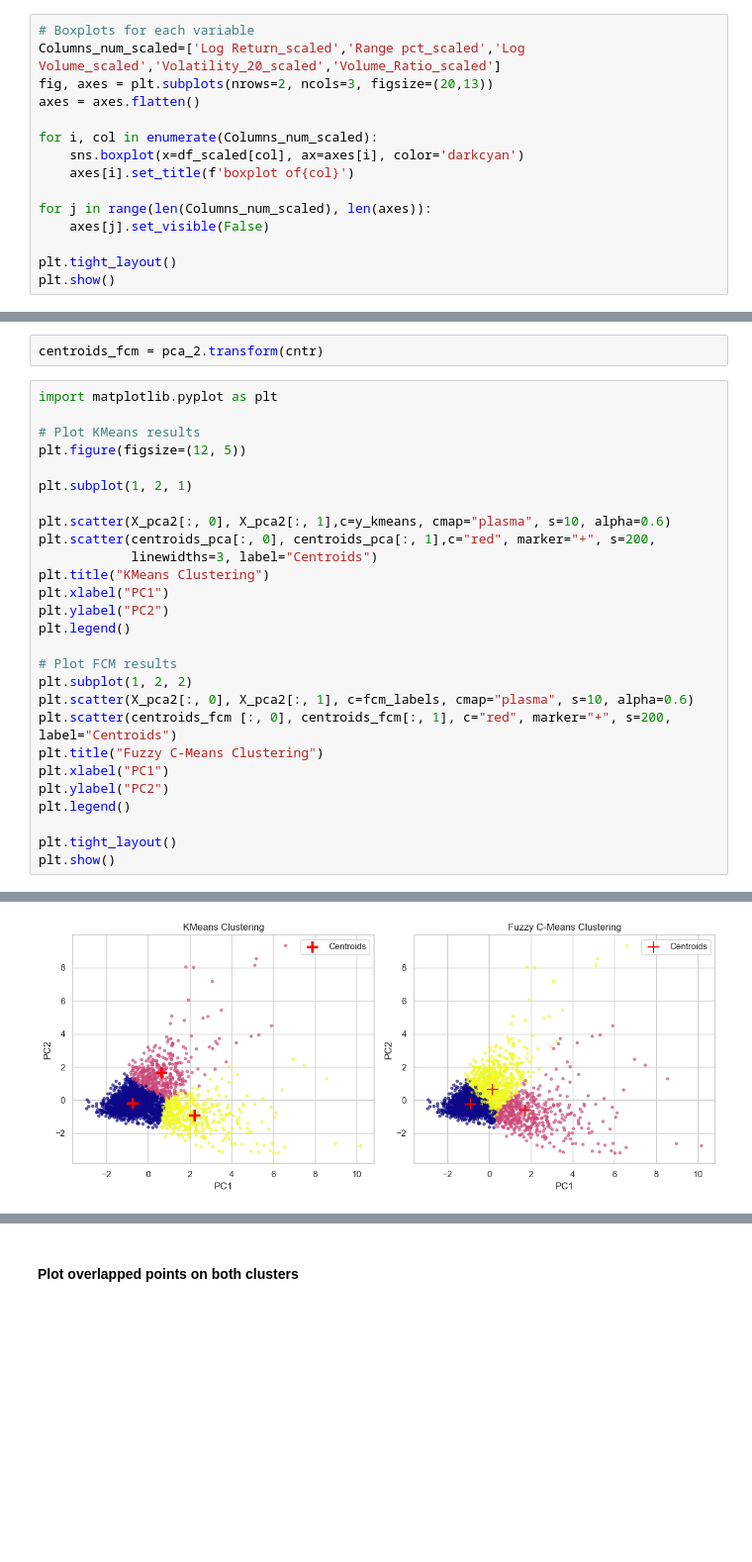
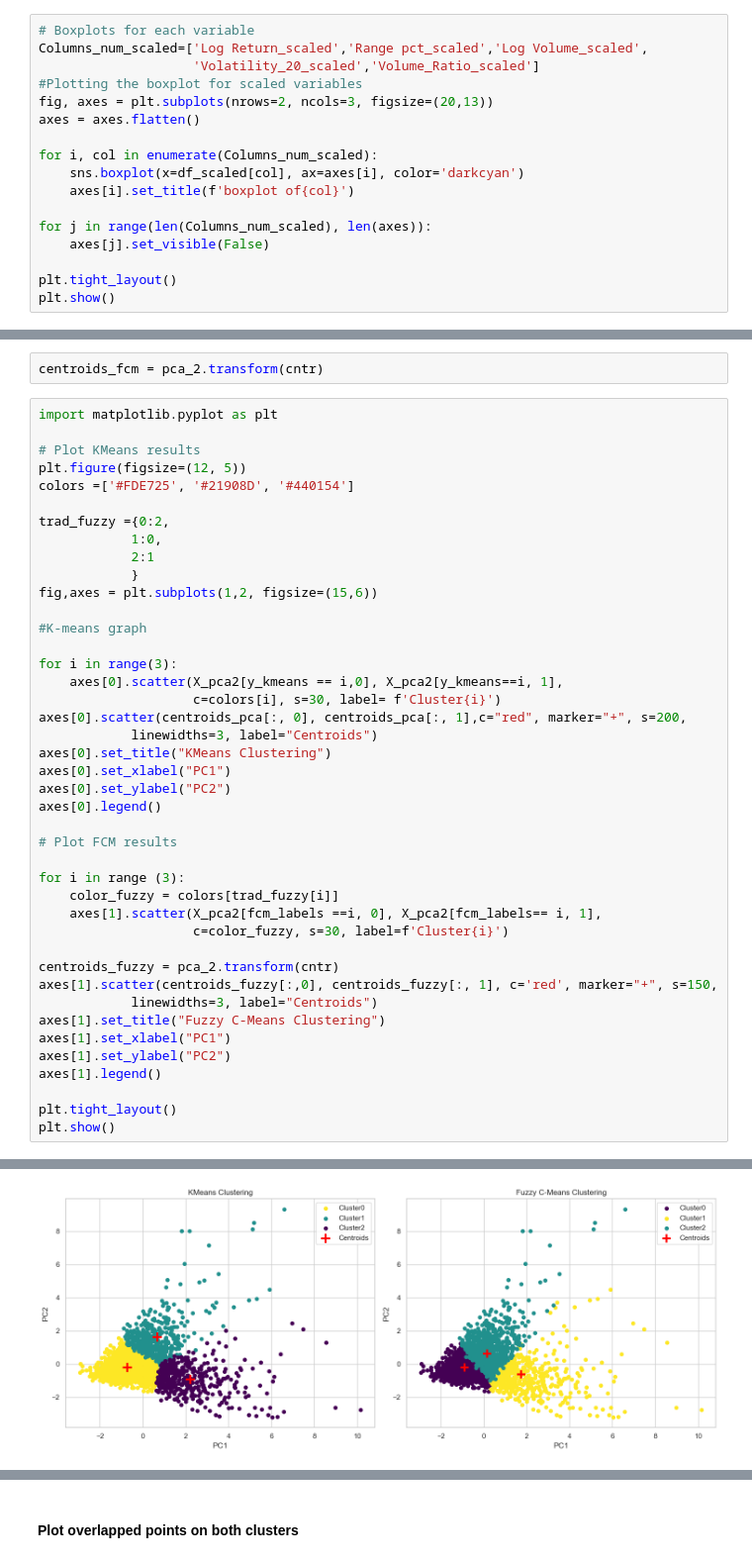
Before and after one commit to 2026119-jpg/Machine-Learning-2026119, a Jupyter notebook: CA12026119_Mayra_Lugo_C.ipynb, the cells around one changed output, grey strips where cells are left out. Shown at 99% size. Saved outputs shown, nothing was run; the diff lists cells and outputs as text; blank space fills up the shorter version.

Commit message:
clustering, time series and Arima with conclustions
clustering, time series and Arima with conclustions

```diff
--- a/CA12026119_Mayra_Lugo_C.ipynb
+++ b/CA12026119_Mayra_Lugo_C.ipynb
@@ -569,6 +619,8 @@ plt.show()
 # %%
 # Boxplots for each variable
-Columns_num_scaled=['Log Return_scaled','Range pct_scaled','Log Volume_scaled','Volatility_20_scaled','Volume_Ratio_scaled']
+Columns_num_scaled=['Log Return_scaled','Range pct_scaled','Log Volume_scaled',
+                    'Volatility_20_scaled','Volume_Ratio_scaled']
+#Plotting the boxplot for scaled variables
 fig, axes = plt.subplots(nrows=2, ncols=3, figsize=(20,13))
 axes = axes.flatten()
 
@@ -786,25 +864,40 @@ import matplotlib.pyplot as plt
 
 # Plot KMeans results
 plt.figure(figsize=(12, 5))
+colors =['#FDE725', '#21908D', '#440154']
 
-plt.subplot(1, 2, 1)
+trad_fuzzy ={0:2,
+            1:0,
+            2:1
+            }
+fig,axes = plt.subplots(1,2, figsize=(15,6))
 
-plt.scatter(X_pca2[:, 0], X_pca2[:, 1],c=y_kmeans, cmap="plasma", s=10, alpha=0.6)
-plt.scatter(centroids_pca[:, 0], centroids_pca[:, 1],c="red", marker="+", s=200,
+#K-means graph
+
+for i in range(3):
+    axes[0].scatter(X_pca2[y_kmeans == i,0], X_pca2[y_kmeans==i, 1],
+                    c=colors[i], s=30, label= f'Cluster{i}')
+axes[0].scatter(centroids_pca[:, 0], centroids_pca[:, 1],c="red", marker="+", s=200,
             linewidths=3, label="Centroids")
-plt.title("KMeans Clustering")
-plt.xlabel("PC1")
-plt.ylabel("PC2")
-plt.legend()
+axes[0].set_title("KMeans Clustering")
+axes[0].set_xlabel("PC1")
+axes[0].set_ylabel("PC2")
+axes[0].legend()
 
 # Plot FCM results
-plt.subplot(1, 2, 2)
-plt.scatter(X_pca2[:, 0], X_pca2[:, 1], c=fcm_labels, cmap="plasma", s=10, alpha=0.6)
-plt.scatter(centroids_fcm [:, 0], centroids_fcm[:, 1], c="red", marker="+", s=200, label="Centroids")
-plt.title("Fuzzy C-Means Clustering")
-plt.xlabel("PC1")
-plt.ylabel("PC2")
-plt.legend()
+
+for i in range (3):
+    color_fuzzy = colors[trad_fuzzy[i]]
+    axes[1].scatter(X_pca2[fcm_labels ==i, 0], X_pca2[fcm_labels== i, 1],
+                    c=color_fuzzy, s=30, label=f'Cluster{i}')
+
+centroids_fuzzy = pca_2.transform(cntr)
+axes[1].scatter(centroids_fuzzy[:,0], centroids_fuzzy[:, 1], c='red', marker="+", s=150,
+            linewidths=3, label="Centroids")
+axes[1].set_title("Fuzzy C-Means Clustering")
+axes[1].set_xlabel("PC1")
+axes[1].set_ylabel("PC2")
+axes[1].legend()
 
 plt.tight_layout()
 plt.show()
@@ -812 +906 @@ plt.show()
-[figure, old version]
+[figure, new version]
```
Also changed, not shown: parts of 104 cells of this notebook, 3 other files.
